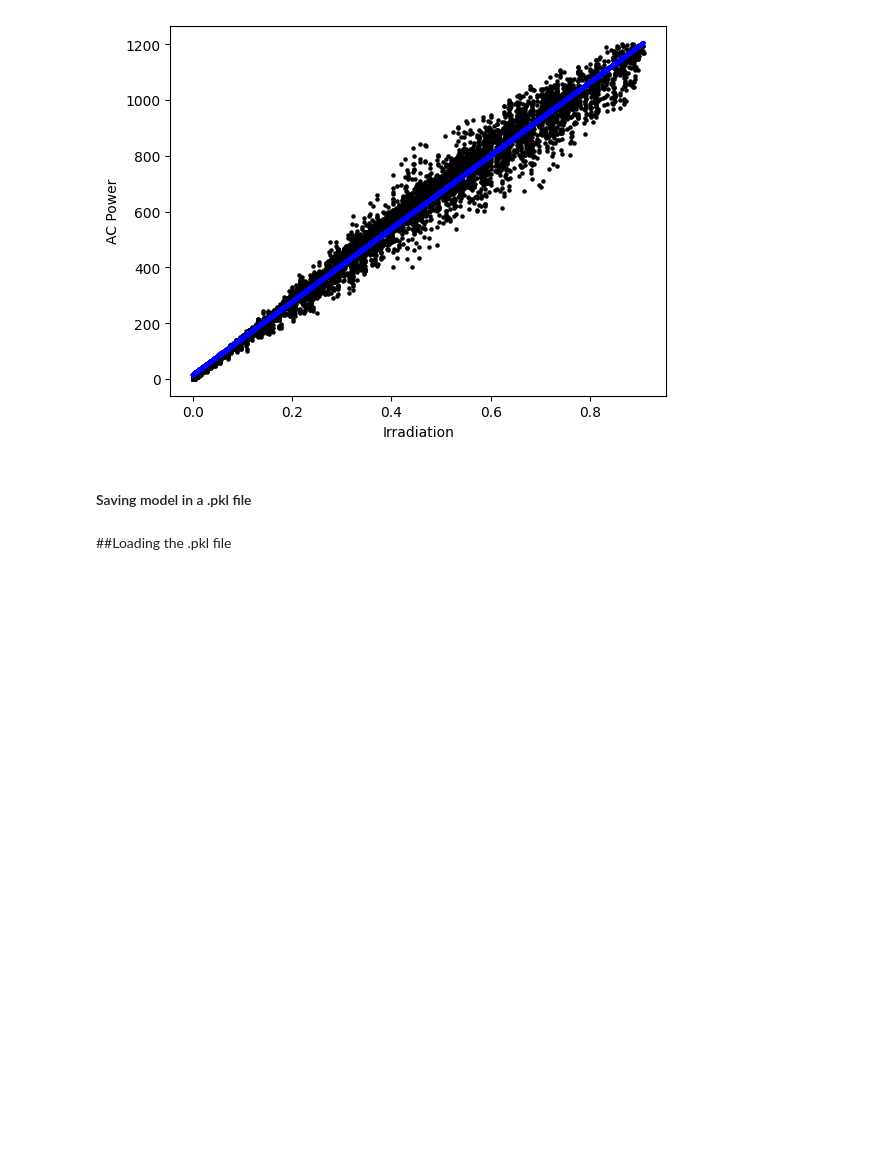
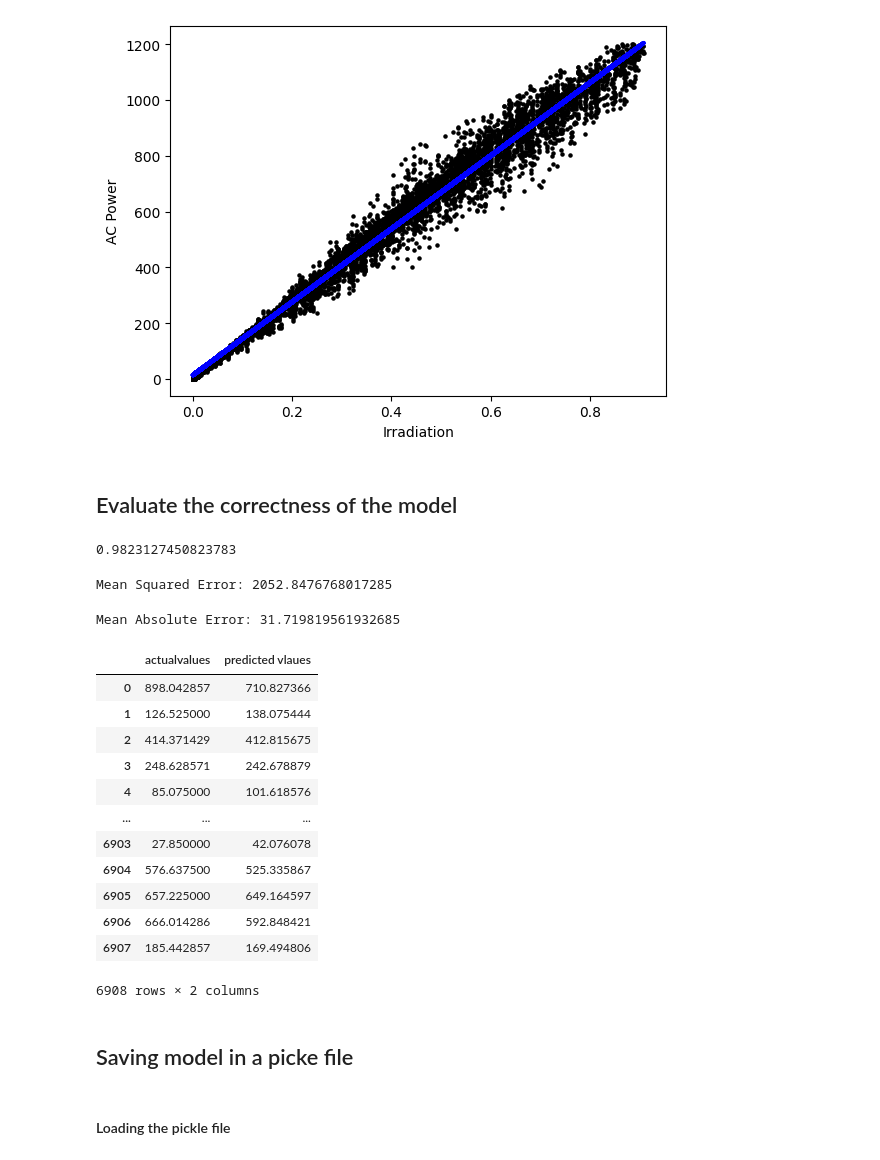
Before and after one commit to Equinox-SDGP/Machine-Learning, a Jupyter notebook: scikit-learn/solar_linear_regression.ipynb, the cells around one changed output. Drawn from its saved outputs; the diff is of its cells as text; code cells hidden in the pictures; blank space fills up the shorter version.

Commit message:
added "Evaluate the correctness of the model" Section

```diff
--- a/scikit-learn/solar_linear_regression.ipynb
+++ b/scikit-learn/solar_linear_regression.ipynb
@@ -228,11 +220,49 @@ plt.ylabel('AC Power')
 # %% [output]
 Text(0, 0.5, 'AC Power')
 [figure]
+# %% [markdown]
+##  Evaluate the correctness of the model
+# %%
+# R_squared Score
+r_squared=r2_score(y_test,y_pred)
+print (r_squared )
+# %% [output]
+0.9823127450823783
+# %%
+# Mean Squared Error
+mse = mean_squared_error(y_test, y_pred)
+print(f'Mean Squared Error: {mse}')
+# %% [output]
+Mean Squared Error: 2052.8476768017285
+# %%
+# Mean Absolute Error
+mae=mean_absolute_error(y_test,y_pred)
+print(f'Mean Absolute Error: {mae}')
+# %% [output]
+Mean Absolute Error: 31.719819561932685
+# %%
+df1=pd.DataFrame(data={'actualalues ' : y_test,
+                       'predicted vlaues' :y_pred})
+df1
+# %% [output]
+|  | actualvalues | predicted vlaues |
+| 0 | 898.042857 | 710.827366 |
+| 1 | 126.525000 | 138.075444 |
+| 2 | 414.371429 | 412.815675 |
+| 3 | 248.628571 | 242.678879 |
+| 4 | 85.075000 | 101.618576 |
+| ... | ... | ... |
+| 6903 | 27.850000 | 42.076078 |
+| 6904 | 576.637500 | 525.335867 |
+| 6905 | 657.225000 | 649.164597 |
+| 6906 | 666.014286 | 592.848421 |
+| 6907 | 185.442857 | 169.494806 |
+6908 rows × 2 columns
 # %% [markdown]
-#### Saving model in a .pkl file
+## Saving model in a picke file
 # %%
 pickle.dump(model,open('model.pkl','wb'))
 # %% [markdown]
-##Loading the .pkl file
+#### Loading the pickle file
 # %%
 model=pickle.load(open('model.pkl','rb'))
```
Also changed, not shown: parts of 4 cells of this notebook, 1 other file.
